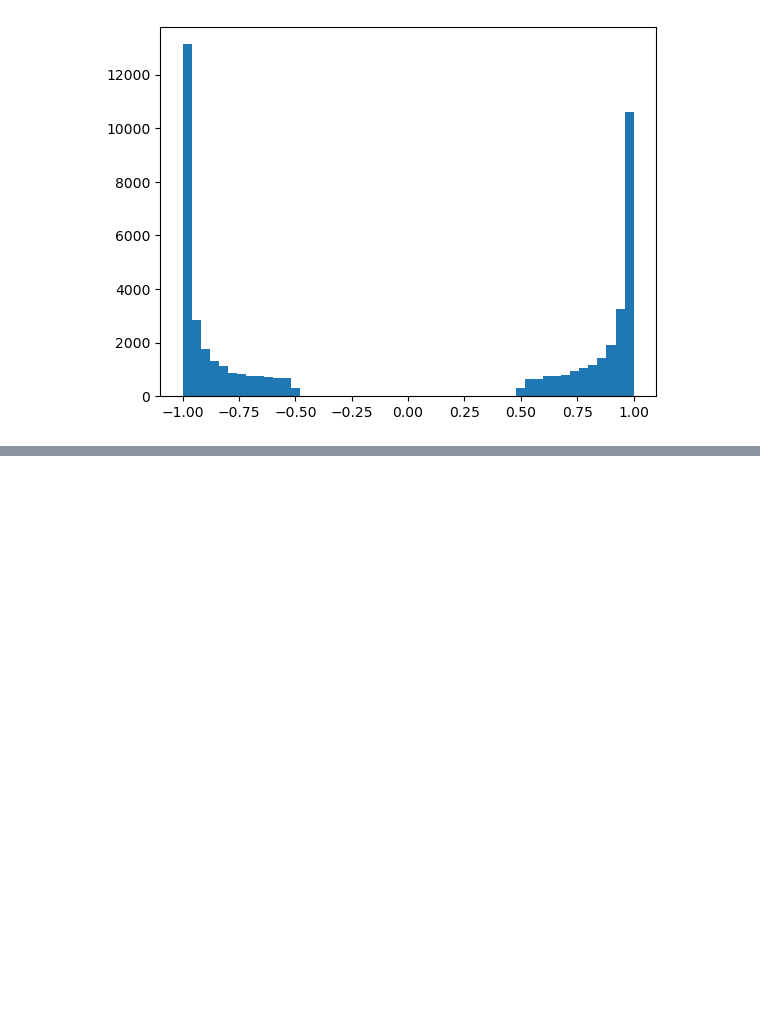
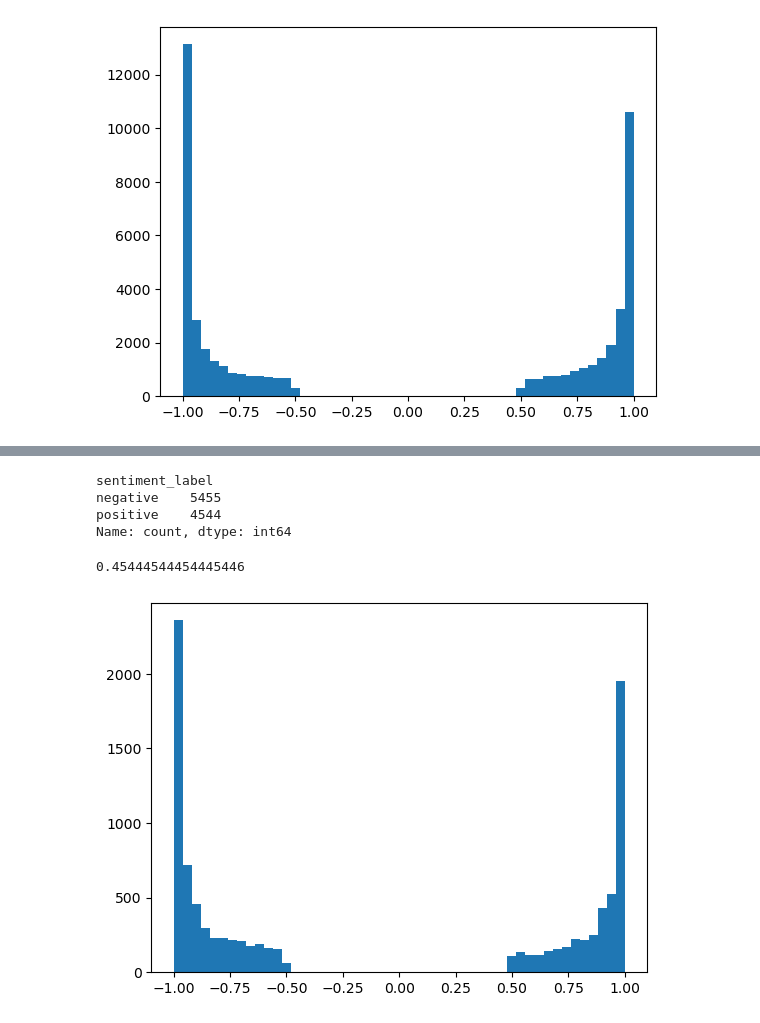
Before and after one commit to beratcabuk/secim2023, a Jupyter notebook: election_BERTurk_eksisozluk.ipynb, the cells around one changed output, grey strips where cells are left out. Cells and saved outputs as stored; diff of their text form; code cells hidden in the pictures; blank space fills up the shorter version.

Commit message:
final update
added twitter analysis for kilicdaroglu

```diff
--- a/election_BERTurk_eksisozluk.ipynb
+++ b/election_BERTurk_eksisozluk.ipynb
@@ -647,14 +644,0 @@ tw_r1_sentiments["sentiment_data"] = [sentiment_pipeline(list(tw_r1_sentiments["
-# %%
-tw_r1_clean = tw_r1.copy()
-
-for i in range(len(tw_r1_clean["content"])):
-    if len(sent_tokenizer(tw_r1_clean["content"][i])["input_ids"]) > 512:
-        tw_r1_clean.drop(i, inplace=True)
-
-tw_r1_clean = tw_r1_clean.reset_index(drop=True)
-tw_r1_clean["content"] = clean_tweets(tw_r1_clean["content"])
-tw_r1_sentiments = tw_r1_clean.copy()
-tw_r1_sentiments["sentiment_data"] = ["" for _ in range(len(tw_r1_sentiments))]
-
-for i in range(10000):
-    tw_r1_sentiments.at[i, "sentiment_data"] = sentiment_pipeline(tw_r1_sentiments.at[i, "content"])[0]
@@ -709,0 +697,18 @@ tw_r1_signed_sentiments.to_csv("./datasets/tw_r1_processed.csv")
+# %%
+tw_kilicdar_r1 = pd.read_json('./datasets/kilicdar10000', lines=True)
+tw_kilicdar_r1_clean = tw_kilicdar_r1.copy()
+
+
+for i in range(len(tw_kilicdar_r1_clean["content"])):
+    if len(sent_tokenizer(tw_kilicdar_r1_clean.at[i, "content"])["input_ids"]) > 512:
+        tw_kilicdar_r1_clean.drop(i, inplace=True)
+
+tw_kilicdar_r1_clean = tw_kilicdar_r1_clean.reset_index(drop=True)
+tw_kilicdar_r1_clean["content"] = clean_tweets(tw_kilicdar_r1_clean["content"])
+
+tw_kilicdar_r1_sentiments = tw_kilicdar_r1_clean.copy()
+tw_kilicdar_r1_sentiments["sentiment_data"] = [sentiment_pipeline(list(tw_kilicdar_r1_sentiments["content"])[i])[0] for i in range(len(tw_kilicdar_r1_sentiments))]
+# %%
+tw_kilicdar_r1_signed_sentiments = tw_kilicdar_r1_sentiments.copy()
+tw_kilicdar_r1_signed_sentiments["signed_sentiments"] = signed_sentiments(tw_kilicdar_r1_signed_sentiments)
+tw_kilicdar_r1_signed_sentiments["signed_sentiments"].describe()
@@ -709,0 +725,19 @@ tw_r1_signed_sentiments.to_csv("./datasets/tw_r1_processed.csv")
+# %%
+tw_kilicdar_r1_sentiment_counts = tw_kilicdar_r1_signed_sentiments.copy()
+tw_kilicdar_r1_sentiment_counts["sentiment_label"] = [tw_kilicdar_r1_sentiment_counts.at[i, "sentiment_data"]["label"] for i in range(len(tw_kilicdar_r1_sentiment_counts))]
+tw_kilicdar_r1_sentiment_counts["sentiment_label"].value_counts()
+# %% [output]
+sentiment_label
+negative    5455
+positive    4544
+Name: count, dtype: int64
+# %%
+4544 / (4544 + 5455)
+# %% [output]
+0.45444544454445446
+# %%
+fig, ax = plt.subplots()
+ax.hist(tw_kilicdar_r1_signed_sentiments["signed_sentiments"], bins=50)
+plt.show()
+# %% [output]
+[figure, added]
```
Also changed, not shown: parts of 7 cells of this notebook, 1 other file.
